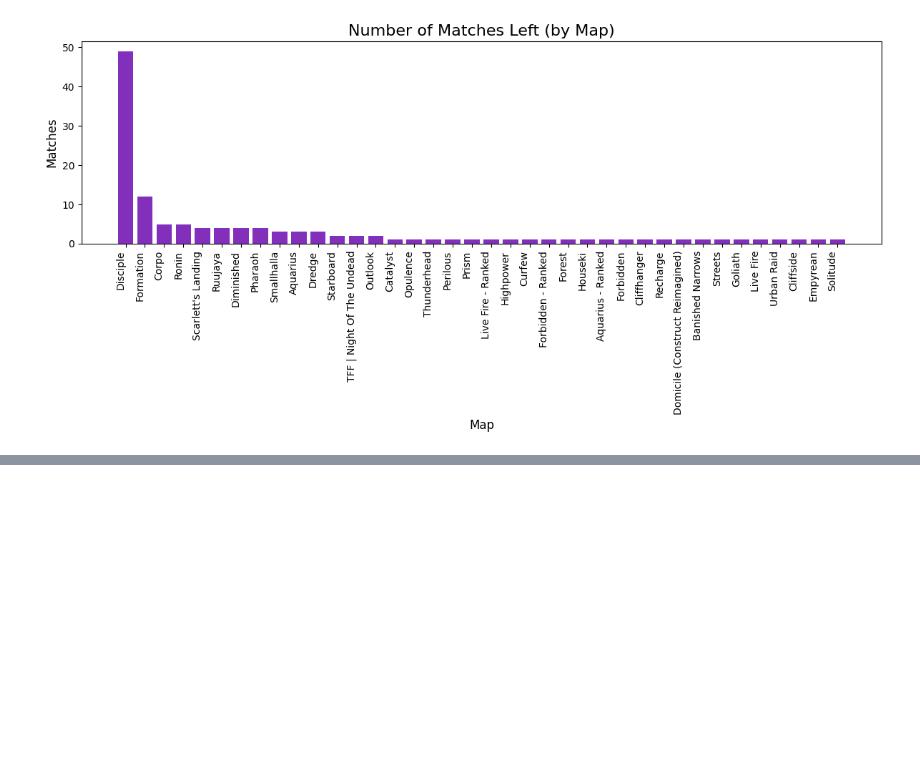
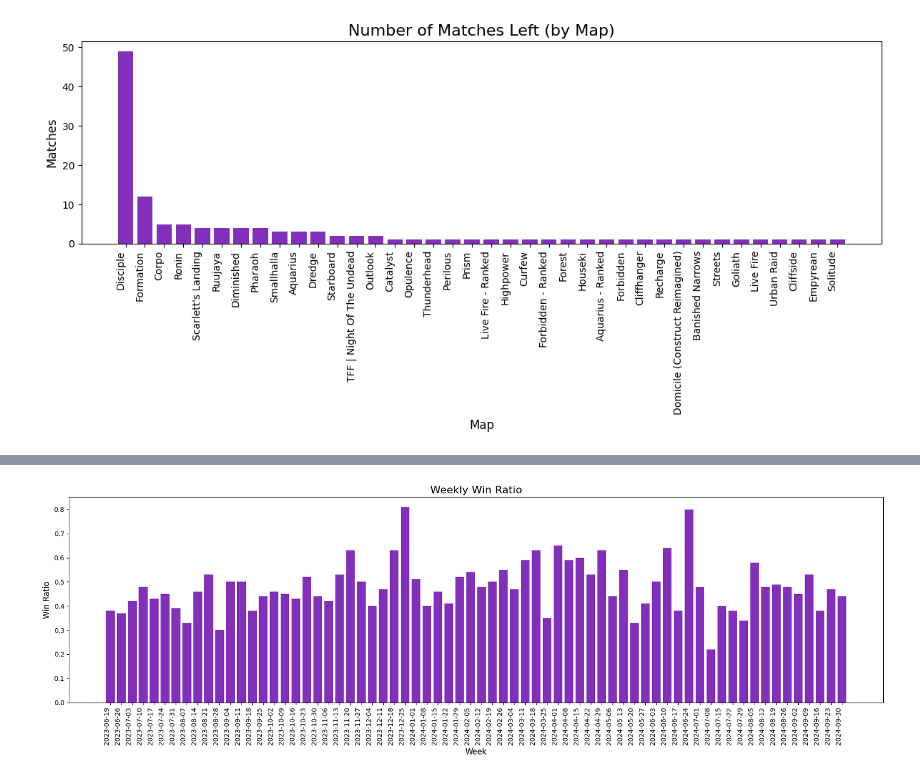
Before and after one commit to OpenSpartan/notebooks, a Jupyter notebook: src/hero/Hero Stats.ipynb, the cells around one changed output, grey strips where cells are left out. Drawn from its saved outputs; the diff is of its cells as text; code cells hidden in the pictures; blank space fills up the shorter version.

```diff
--- a/src/hero/Hero Stats.ipynb
+++ b/src/hero/Hero Stats.ipynb
@@ -473,0 +590,26 @@ plt.show()
+# %%
+df = pd.read_sql_query('''SELECT
+    date(datetime(json_extract(MatchInfo, '$.StartTime'), 'localtime', 'weekday 0', '-6 days')) AS WeekStartDate,
+    COUNT(DISTINCT MatchId) AS TotalMatches,
+    SUM(CASE
+        WHEN json_extract(player.value, '$.Outcome') = 2 THEN 1
+        WHEN json_extract(player.value, '$.Outcome') = 1 THEN 1
+        ELSE 0
+    END) AS WinsOrTies,
+    ROUND(
+        CAST(SUM(CASE
+            WHEN json_extract(player.value, '$.Outcome') = 2 THEN 1
+            WHEN json_extract(player.value, '$.Outcome') = 1 THEN 1
+            ELSE 0
+        END) AS FLOAT) / COUNT(DISTINCT MatchId), 2
+    ) AS WinRatio
+FROM MatchStats, json_each(Players) AS player
+WHERE
+    datetime(json_extract(MatchInfo, '$.StartTime'), 'localtime') > '2023-06-20 11:00:00'
+    AND json_extract(MatchInfo, '$.LifecycleMode') = 3
+    AND json_extract(player.value, '$.PlayerId') = 'xuid(2533274855333605)'
+GROUP BY WeekStartDate
+ORDER BY WeekStartDate ASC;
+''', conn)
+
+df.head(10)
@@ -473,0 +628,14 @@ plt.show()
+# %%
+plt.figure(figsize=(18, 6))  # Set the figure size
+plt.bar(df['WeekStartDate'], df['WinRatio'], color='#822fbb')
+
+plt.title('Weekly Win Ratio', fontsize=16)
+plt.xlabel('Week', fontsize=12)
+plt.ylabel('Win Ratio', fontsize=12)
+plt.xticks(rotation=90, ha='right')
+
+plt.tight_layout()
+
+plt.show()
+# %% [output]
+[figure, added]
```
Also changed, not shown: parts of 88 cells of this notebook.
